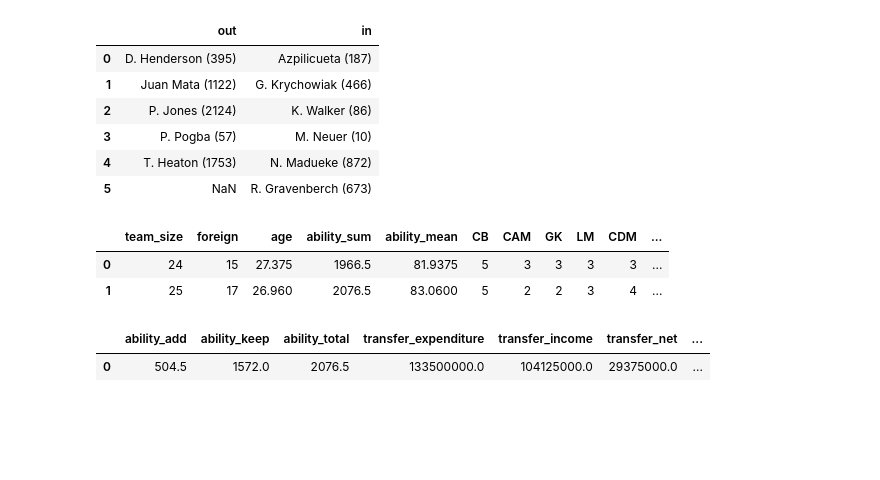
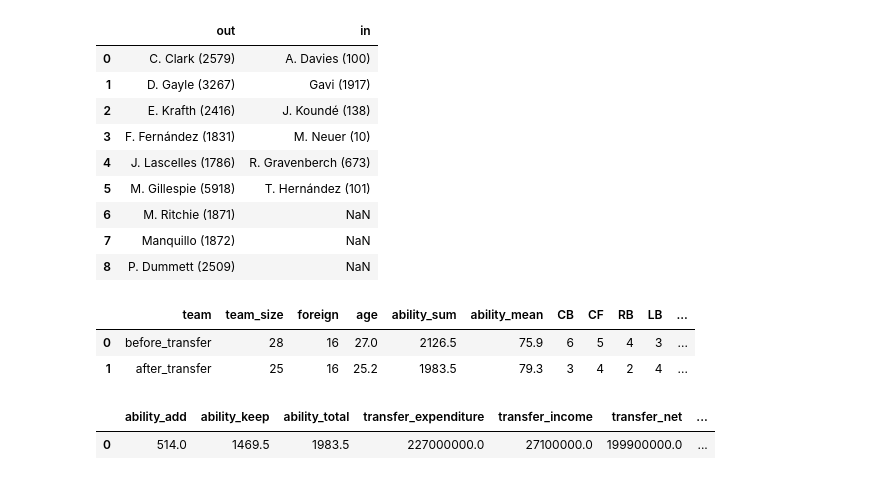
Before and after one commit to lawrenceh123/misc-projects, a Jupyter notebook: soccer-transfer-optimization/optimization.ipynb, the cells around one changed output. Saved outputs shown, nothing was run; the diff lists cells and outputs as text; code cells hidden in the pictures; blank space fills up the shorter version.

```diff
--- a/soccer-transfer-optimization/optimization.ipynb
+++ b/soccer-transfer-optimization/optimization.ipynb
@@ -5,3 +6,4 @@ import numpy as np
 import pandas as pd
 import matplotlib.pyplot as plt
 from pulp import LpVariable, LpProblem, LpMaximize, LpStatus, value, LpMinimize, PULP_CBC_CMD, makeDict, lpSum
+pd.set_option('display.float_format', '{:.1f}'.format)
@@ -19,3 +10,14 @@ max_old = 1
+# %%
+# set up parameters
+transfer_budget_dict = {'Manchester United':30e6, 'Leeds United':10e6, 'Newcastle United':200e6}
+current_year = 2022
+current_team = 'Newcastle United'
+team_country = 'England'
+max_team_size = 25
+max_foreign_size = 17
+max_in = max_team_size // 4
+max_transfer_budget = transfer_budget_dict[current_team]
+max_old = 1
 # %%
 # prepare player data
 df = pd.read_csv('player_stats_10000.csv', index_col=0)
@@ -53,11 +55,14 @@ marquee_contract = (df['expiration'] - current_year >= 3)
 marquee_ability = (df['ability'] >= np.percentile(df['ability'], 97))
 df.loc[marquee_age_gk & marquee_contract & marquee_ability & (df['position'] == 'GK'), 'low_proba'] = 1
 
+# estimate wage for free agents = mean wage for ability
+df_signed = df[~df['team'].isna()].copy()
+mean_wage_dict = df_signed.groupby(['ability'])['wage'].mean().round(-3).to_dict()
+df.loc[df['team'].isna(), 'wage'] = df.loc[df['team'].isna(), 'ability'].map(mean_wage_dict)
+
 # separate out current team and transfer pool and get more team stats
 df_team = df[df['team'] == current_team].copy()
 current_team_size = len(df_team)
-max_wage_budget = df_team['wage'].sum() * 1.05
-max_mean_team_age = df_team['age'].mean()
 df_pool = df[df['team'] != current_team].copy()
 
 # current team info
@@ -345,31 +358,36 @@ df_player_summary = pd.concat([pd.DataFrame({'out':sorted(set1-set2)}),
 df_player_summary
 # %% [output]
 |  | out | in |
-| 0 | D. Henderson (395) | Azpilicueta (187) |
-| 1 | Juan Mata (1122) | G. Krychowiak (466) |
-| 2 | P. Jones (2124) | K. Walker (86) |
-| 3 | P. Pogba (57) | M. Neuer (10) |
-| 4 | T. Heaton (1753) | N. Madueke (872) |
-| 5 | NaN | R. Gravenberch (673) |
+| 0 | C. Clark (2579) | A. Davies (100) |
+| 1 | D. Gayle (3267) | Gavi (1917) |
+| 2 | E. Krafth (2416) | J. Koundé (138) |
+| 3 | F. Fernández (1831) | M. Neuer (10) |
+| 4 | J. Lascelles (1786) | R. Gravenberch (673) |
+| 5 | M. Gillespie (5918) | T. Hernández (101) |
+| 6 | M. Ritchie (1871) | NaN |
+| 7 | Manquillo (1872) | NaN |
+| 8 | P. Dummett (2509) | NaN |
 # %%
 # team comparison
 tmp = []
 for xx in [df_team, df_final]:
     if xx['country'].dtype=='int':
         dict1 = {'team_size':len(xx), 'foreign':np.sum(xx['country'] == 1), 'age':xx['age'].mean(),
             'ability_sum':xx['ability'].sum(), 'ability_mean':xx['ability'].mean()}
     else:
         dict1 = {'team_size':len(xx), 'foreign':np.sum(xx['country'] != team_country), 'age':xx['age'].mean(),
                  'ability_sum':xx['ability'].sum(), 'ability_mean':xx['ability'].mean()}
     dict2 = xx['position'].value_counts().to_dict()
     tmp.append({**dict1, **dict2})
 df_team_summary = pd.DataFrame(tmp)
-df_team_summary['status'] = ['current', 'transfer']
+df_team_summary['team'] = ['before_transfer', 'after_transfer']
+df_team_summary[list(dict_position_need.keys())] = df_team_summary[dict_position_need.keys()].fillna(0).astype(int)
+df_team_summary.insert(0, 'team', df_team_summary.pop('team'))
 df_team_summary
 # %% [output]
-|  | team_size | foreign | age | ability_sum | ability_mean | CB | CAM | GK | LM | CDM | ... |
-| 0 | 24 | 15 | 27.375 | 1966.5 | 81.9375 | 5 | 3 | 3 | 3 | 3 | ... |
-| 1 | 25 | 17 | 26.960 | 2076.5 | 83.0600 | 5 | 2 | 2 | 3 | 4 | ... |
+|  | team | team_size | foreign | age | ability_sum | ability_mean | CB | CF | RB | LB | ... |
+| 0 | before_transfer | 28 | 16 | 27.0 | 2126.5 | 75.9 | 6 | 5 | 4 | 3 | ... |
+| 1 | after_transfer | 25 | 16 | 25.2 | 1983.5 | 79.3 | 3 | 4 | 2 | 4 | ... |
 # %%
 # ability, fee, wage breakdown
 df_transfer_summary = pd.DataFrame({'ability_add':sum_ability_pool.value(),
@@ -385,4 +403,4 @@ df_transfer_summary = pd.DataFrame({'ability_add':sum_ability_pool.value(),
 df_transfer_summary
 # %% [output]
 |  | ability_add | ability_keep | ability_total | transfer_expenditure | transfer_income | transfer_net | ... |
-| 0 | 504.5 | 1572.0 | 2076.5 | 133500000.0 | 104125000.0 | 29375000.0 | ... |
+| 0 | 514.0 | 1469.5 | 1983.5 | 227000000.0 | 27100000.0 | 199900000.0 | ... |
```
Also changed, not shown: parts of 7 cells of this notebook.
